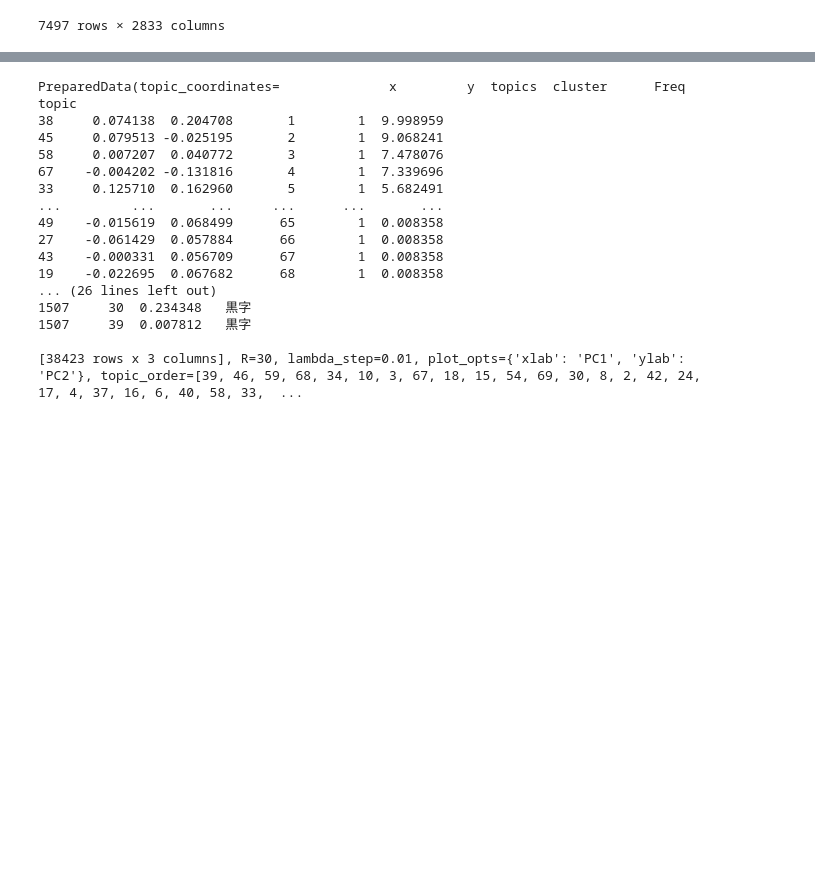
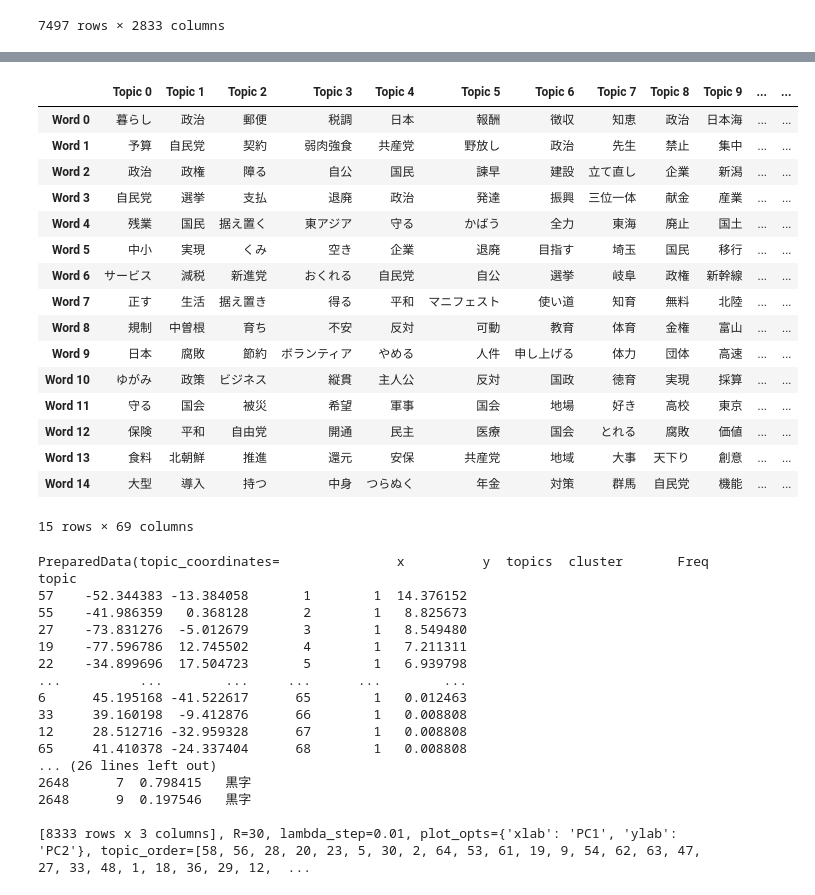
Before and after one commit to deankuo/Japan-Manifesto-Classification, a Jupyter notebook: topic_modeling_4.ipynb, the cells around one changed output, grey strips where cells are left out. Cells and saved outputs as stored; diff of their text form; code cells hidden in the pictures; blank space fills up the shorter version.

```diff
--- a/topic_modeling_4.ipynb
+++ b/topic_modeling_4.ipynb
@@ -94,22 +205,56 @@ lda_model = gensim.models.ldamodel.LdaModel(corpus=corpus,
+# %%
+# Show top n keywords for each topic
+def show_topics(vectorizer=vectorizer, lda_model=lda_model, n_keywords=15):
+    keywords = np.array(vectorizer.get_feature_names_out())
+    topic_keywords = []
+    for topic_weights in lda_model.components_:
+        top_keyword_locs = (-topic_weights).argsort()[:n_keywords]
+        topic_keywords.append(keywords.take(top_keyword_locs))
+    return topic_keywords
+
+# Topic - Keywords Dataframe
+topic_keywords = show_topics(vectorizer=vectorizer, lda_model=lda_model, n_keywords=15)
+df_topic_keywords = pd.DataFrame(topic_keywords).transpose()
+df_topic_keywords.index = ['Word ' + str(i) for i in range(df_topic_keywords.shape[0])]
+df_topic_keywords.columns = ['Topic ' + str(i) for i in range(df_topic_keywords.shape[1])]
+df_topic_keywords
+# %% [output]
+|  | Topic 0 | Topic 1 | Topic 2 | Topic 3 | Topic 4 | Topic 5 | Topic 6 | Topic 7 | Topic 8 | Topic 9 | ... | ... |
+| Word 0 | 暮らし | 政治 | 郵便 | 税調 | 日本 | 報酬 | 徴収 | 知恵 | 政治 | 日本海 | ... | ... |
+| Word 1 | 予算 | 自民党 | 契約 | 弱肉強食 | 共産党 | 野放し | 政治 | 先生 | 禁止 | 集中 | ... | ... |
+| Word 2 | 政治 | 政権 | 障る | 自公 | 国民 | 諫早 | 建設 | 立て直し | 企業 | 新潟 | ... | ... |
+| Word 3 | 自民党 | 選挙 | 支払 | 退廃 | 政治 | 発達 | 振興 | 三位一体 | 献金 | 産業 | ... | ... |
+| Word 4 | 残業 | 国民 | 据え置く | 東アジア | 守る | かばう | 全力 | 東海 | 廃止 | 国土 | ... | ... |
+| Word 5 | 中小 | 実現 | くみ | 空き | 企業 | 退廃 | 目指す | 埼玉 | 国民 | 移行 | ... | ... |
+| Word 6 | サービス | 減税 | 新進党 | おくれる | 自民党 | 自公 | 選挙 | 岐阜 | 政権 | 新幹線 | ... | ... |
+| Word 7 | 正す | 生活 | 据え置き | 得る | 平和 | マニフェスト | 使い道 | 知育 | 無料 | 北陸 | ... | ... |
+| Word 8 | 規制 | 中曽根 | 育ち | 不安 | 反対 | 可動 | 教育 | 体育 | 金権 | 富山 | ... | ... |
+| Word 9 | 日本 | 腐敗 | 節約 | ボランティア | やめる | 人件 | 申し上げる | 体力 | 団体 | 高速 | ... | ... |
+| Word 10 | ゆがみ | 政策 | ビジネス | 縦貫 | 主人公 | 反対 | 国政 | 徳育 | 実現 | 採算 | ... | ... |
+| Word 11 | 守る | 国会 | 被災 | 希望 | 軍事 | 国会 | 地場 | 好き | 高校 | 東京 | ... | ... |
+| Word 12 | 保険 | 平和 | 自由党 | 開通 | 民主 | 医療 | 国会 | とれる | 腐敗 | 価値 | ... | ... |
+| Word 13 | 食料 | 北朝鮮 | 推進 | 還元 | 安保 | 共産党 | 地域 | 大事 | 天下り | 創意 | ... | ... |
+| Word 14 | 大型 | 導入 | 持つ | 中身 | つらぬく | 年金 | 対策 | 群馬 | 自民党 | 機能 | ... | ... |
+15 rows × 69 columns
 # %%
 pyLDAvis.enable_notebook()
-vis = pyLDAvis.gensim_models.prepare(lda_model, corpus, id2word, mds="mmds", R=30)
+vis = pyLDAvis.sklearn.prepare(lda_model, data_vectorized, vectorizer, mds='tsne')
 vis
 # %% [output]
-PreparedData(topic_coordinates=              x         y  topics  cluster      Freq
+PreparedData(topic_coordinates=               x          y  topics  cluster       Freq
 topic
-38     0.074138  0.204708       1        1  9.998959
-45     0.079513 -0.025195       2        1  9.068241
-58     0.007207  0.040772       3        1  7.478076
-67    -0.004202 -0.131816       4        1  7.339696
-33     0.125710  0.162960       5        1  5.682491
-...         ...       ...     ...      ...       ...
-49    -0.015619  0.068499      65        1  0.008358
-27    -0.061429  0.057884      66        1  0.008358
-43    -0.000331  0.056709      67        1  0.008358
-19    -0.022695  0.067682      68        1  0.008358
+57    -52.344383 -13.384058       1        1  14.376152
+55    -41.986359   0.368128       2        1   8.825673
+27    -73.831276  -5.012679       3        1   8.549480
+19    -77.596786  12.745502       4        1   7.211311
+22    -34.899696  17.504723       5        1   6.939798
+...          ...        ...     ...      ...        ...
+6      45.195168 -41.522617      65        1   0.012463
+33     39.160198  -9.412876      66        1   0.008808
+12     28.512716 -32.959328      67        1   0.008808
+65     41.410378 -24.337404      68        1   0.008808
 ... (26 lines left out)
-1507     30  0.234348   黒字
-1507     39  0.007812   黒字
+2648      7  0.798415   黒字
+2648      9  0.197546   黒字
 
-[38423 rows x 3 columns], R=30, lambda_step=0.01, plot_opts={'xlab': 'PC1', 'ylab': 'PC2'}, topic_order=[39, 46, 59, 68, 34, 10, 3, 67, 18, 15, 54, 69, 30, 8, 2, 42, 24, 17, 4, 37, 16, 6, 40, 58, 33,  ...
+[8333 rows x 3 columns], R=30, lambda_step=0.01, plot_opts={'xlab': 'PC1', 'ylab': 'PC2'}, topic_order=[58, 56, 28, 20, 23, 5, 30, 2, 64, 53, 61, 19, 9, 54, 62, 63, 47, 27, 33, 48, 1, 18, 36, 29, 12,  ...
```
Also changed, not shown: parts of 15 cells of this notebook.
